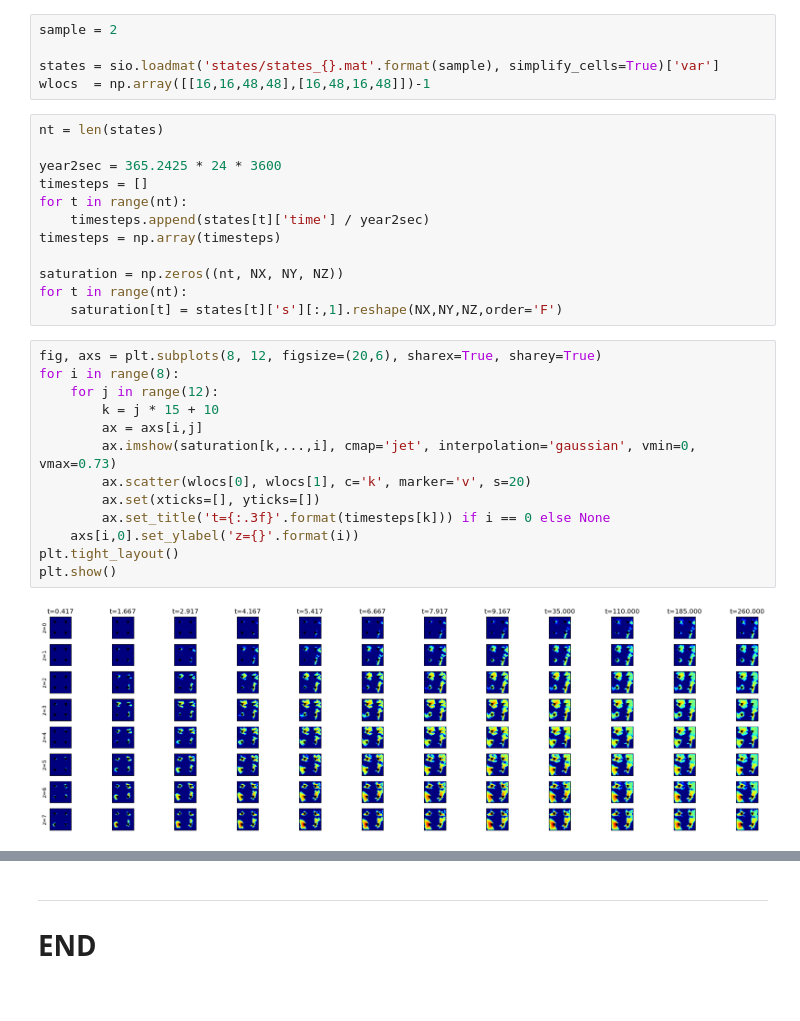
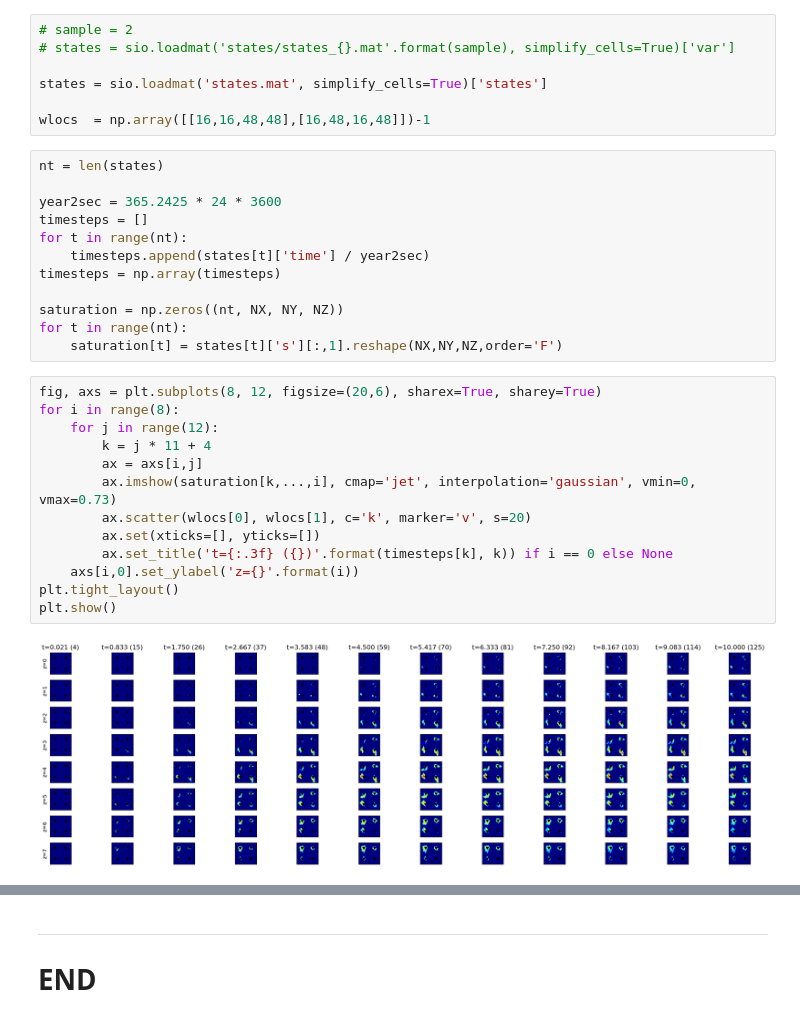
Before and after one commit to misaelmmorales/Ensemble-Model-Calibration-CO2, a Jupyter notebook: simulations3D/temp.ipynb, the cells around one changed output, grey strips where cells are left out. Saved outputs shown, nothing was run; the diff lists cells and outputs as text.

```diff
--- a/simulations3D/temp.ipynb
+++ b/simulations3D/temp.ipynb
@@ -52,7 +52,9 @@ plt.show()
 # %%
-sample = 2
+# sample = 2
+# states = sio.loadmat('states/states_{}.mat'.format(sample), simplify_cells=True)['var']
 
-states = sio.loadmat('states/states_{}.mat'.format(sample), simplify_cells=True)['var']
+states = sio.loadmat('states.mat', simplify_cells=True)['states']
+
 wlocs  = np.array([[16,16,48,48],[16,48,16,48]])-1
 # %%
 nt = len(states)
@@ -69,16 +71,16 @@ for t in range(nt):
 # %%
 fig, axs = plt.subplots(8, 12, figsize=(20,6), sharex=True, sharey=True)
 for i in range(8):
     for j in range(12):
-        k = j * 15 + 10
+        k = j * 11 + 4
         ax = axs[i,j]
         ax.imshow(saturation[k,...,i], cmap='jet', interpolation='gaussian', vmin=0, vmax=0.73)
         ax.scatter(wlocs[0], wlocs[1], c='k', marker='v', s=20)
         ax.set(xticks=[], yticks=[])
-        ax.set_title('t={:.3f}'.format(timesteps[k])) if i == 0 else None
+        ax.set_title('t={:.3f} ({})'.format(timesteps[k], k)) if i == 0 else None
     axs[i,0].set_ylabel('z={}'.format(i))
 plt.tight_layout()
 plt.show()
 # %% [output]
-[figure, old version]
+[figure, new version]
 # %%
```
Also changed, not shown: parts of 2 cells of this notebook.
